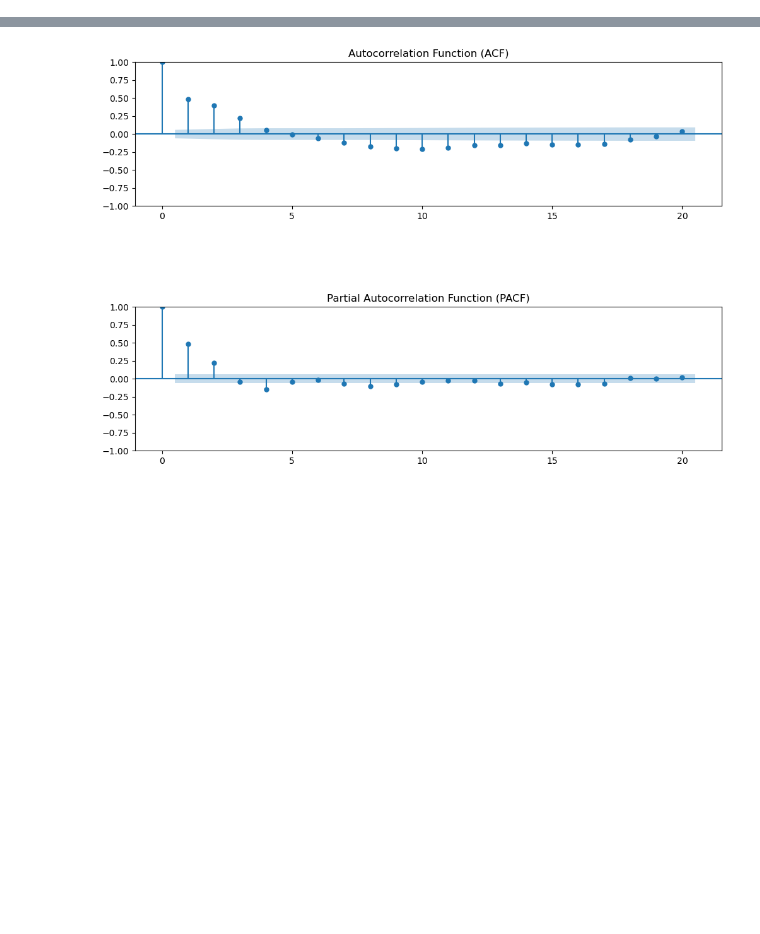
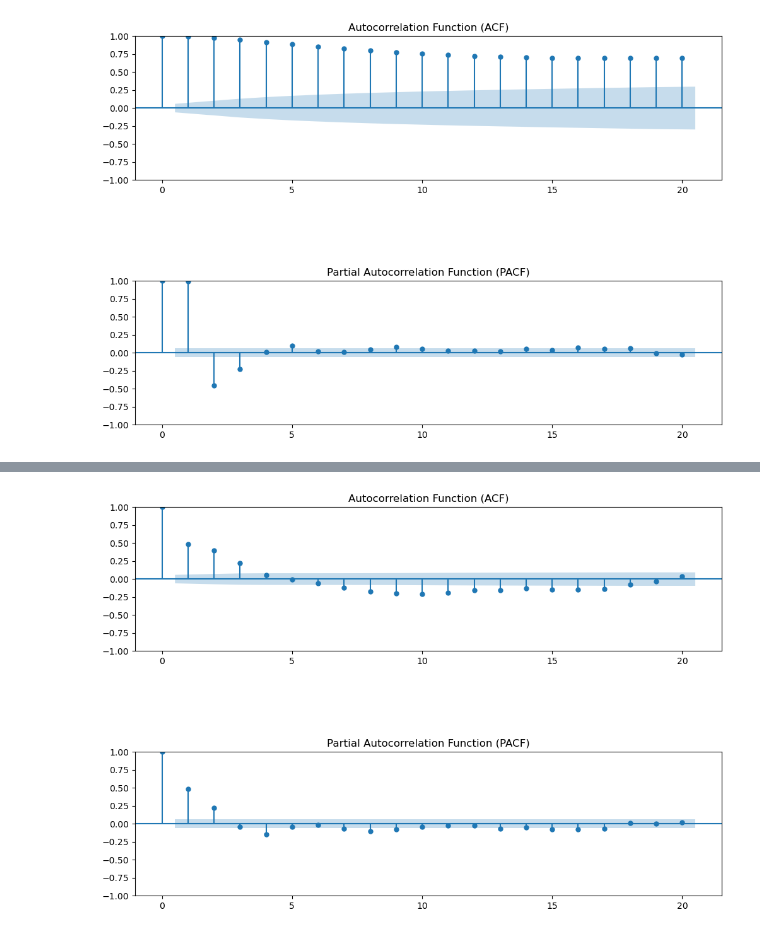
Before and after one commit to gozdenergiz/time-series-models, a Jupyter notebook: VAR_model.ipynb, the cells around one changed output, grey strips where cells are left out. Drawn from its saved outputs; the diff is of its cells as text; code cells hidden in the pictures; blank space fills up the shorter version.

```diff
--- a/VAR_model.ipynb
+++ b/VAR_model.ipynb
@@ -91 +100,12 @@ Seri durağan değildir.
+# %%
+# 5. ACF ve PACF Grafikleri
+fig, ax = plt.subplots(2, 1, figsize=(12, 8))
+plot_acf(df.dropna().iloc[:, 0], ax=ax[0], lags=20)
+ax[0].set_title("Autocorrelation Function (ACF)")
+plot_pacf(df.dropna().iloc[:, 0], ax=ax[1], lags=20)
+ax[1].set_title("Partial Autocorrelation Function (PACF)")
+plt.subplots_adjust(hspace=0.7, wspace=0.4)
+plt.show()
+# %% [output]
+[figure, added]
 # %%
```
Also changed, not shown: parts of 10 cells of this notebook, 14 other files.
